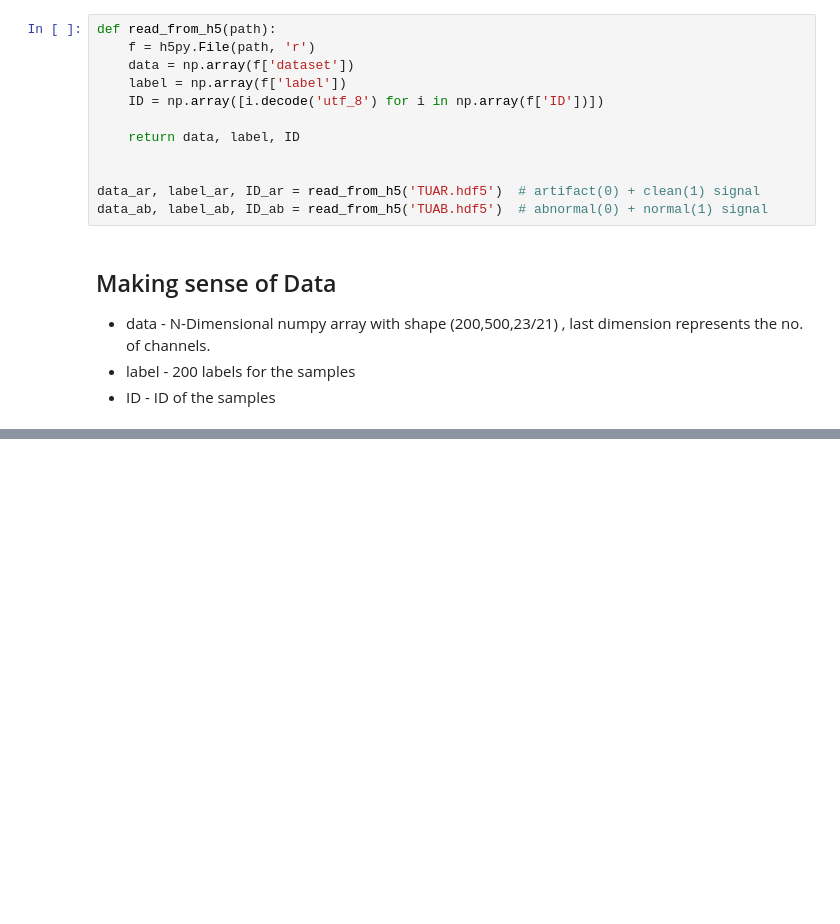
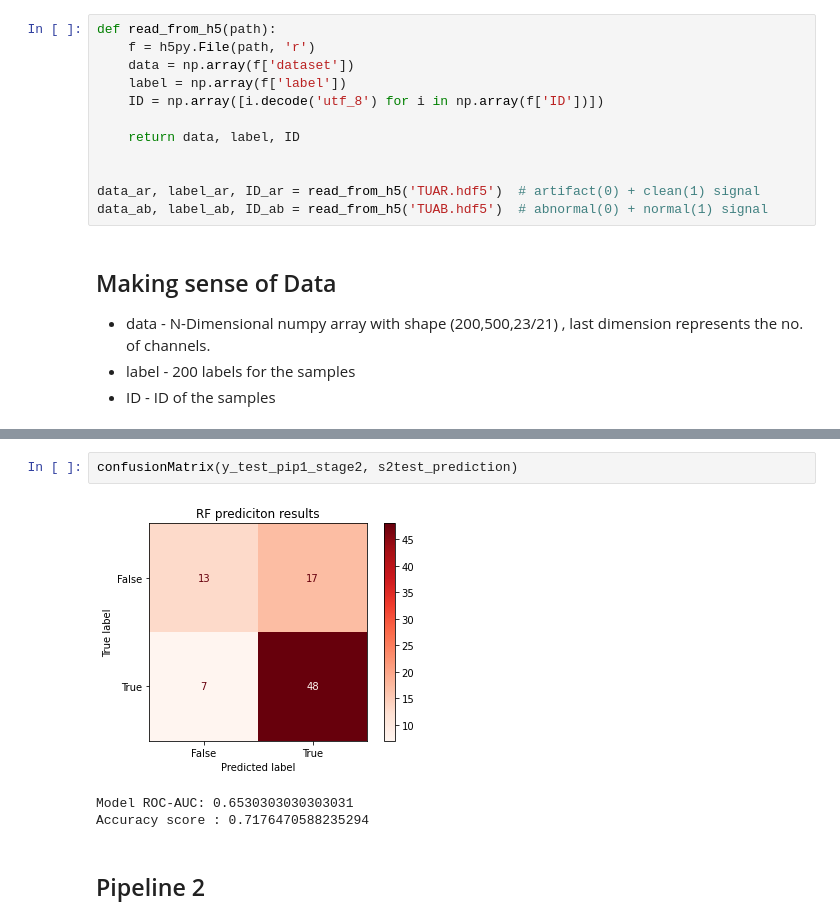
Before and after one commit to kalarimonk/ehealth, a Jupyter notebook: Learning EEG Data Quality.ipynb, the cells around one changed output, grey strips where cells are left out. Cells and saved outputs as stored; diff of their text form; blank space fills up the shorter version.

```diff
--- a/Learning EEG Data Quality.ipynb
+++ b/Learning EEG Data Quality.ipynb
@@ -271,0 +249,8 @@ Accuracy score for test set: 0.9440298507462687
+# %%
+confusionMatrix(y_test_pip1_stage2, s2test_prediction)
+# %% [output]
+[figure, added]
+Model ROC-AUC: 0.6530303030303031
+Accuracy score : 0.7176470588235294
+# %% [markdown]
+## Pipeline 2
```
Also changed, not shown: parts of 32 cells of this notebook.
